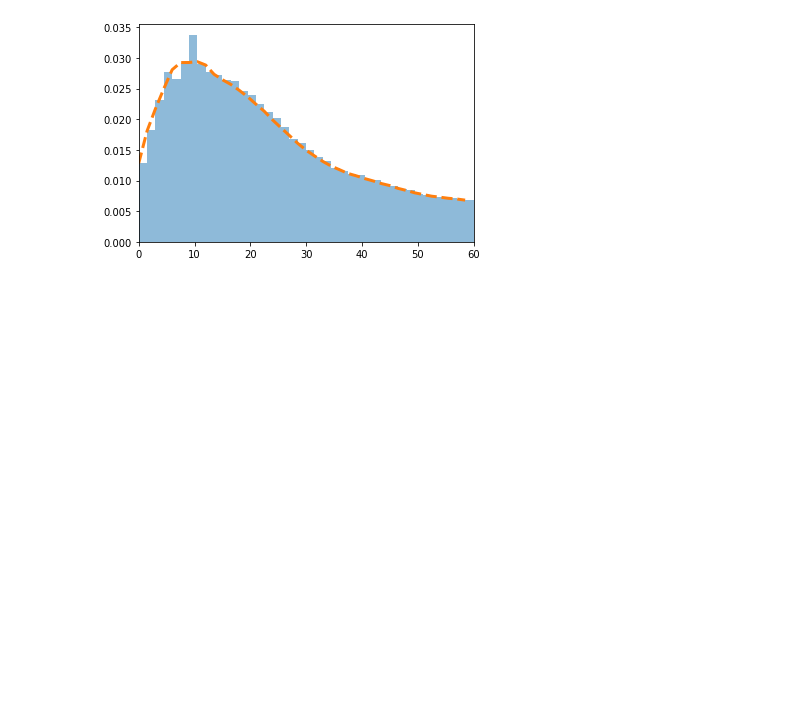
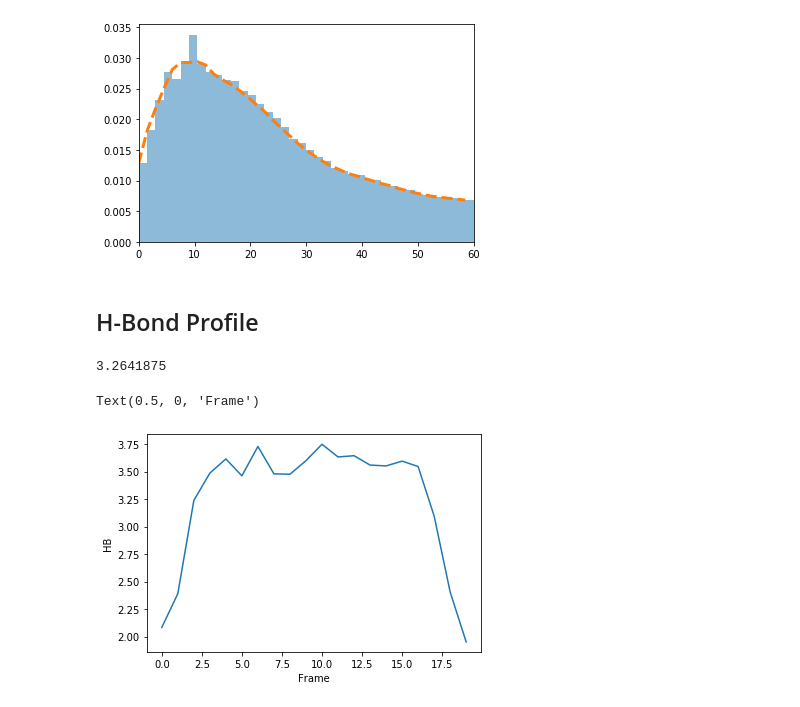
Before and after one commit to hghcomphys/atl, a Jupyter notebook: examples/atl_examples.ipynb, the cells around one changed output. Cells and saved outputs as stored; diff of their text form; code cells hidden in the pictures; blank space fills up the shorter version.

Commit message:
add hbond profile example

```diff
--- a/examples/atl_examples.ipynb
+++ b/examples/atl_examples.ipynb
@@ -245,3 +250,5 @@ The 'normed' kwarg was deprecated in Matplotlib 2.1 and will be removed in 3.1.
   This is separate from the ipykernel package so we can avoid doing imports until
 [<matplotlib.lines.Line2D at 0x...>]
 [figure]
+# %% [markdown]
+## H-Bond Profile
@@ -247,0 +267,14 @@ The 'normed' kwarg was deprecated in Matplotlib 2.1 and will be removed in 3.1.
+# %%
+hb = np.loadtxt('hb-prof.dat')
+# print(gr)
+hb_per_wat = hb[:,1]/hb[:,2]*2
+
+plt.plot(hb_per_wat)
+print(np.mean(hb_per_wat))
+
+plt.ylabel('HB')
+plt.xlabel('Frame')
+# %% [output]
+3.2641875
+Text(0.5, 0, 'Frame')
+[figure, added]
```
Also changed, not shown: parts of 6 cells of this notebook.
